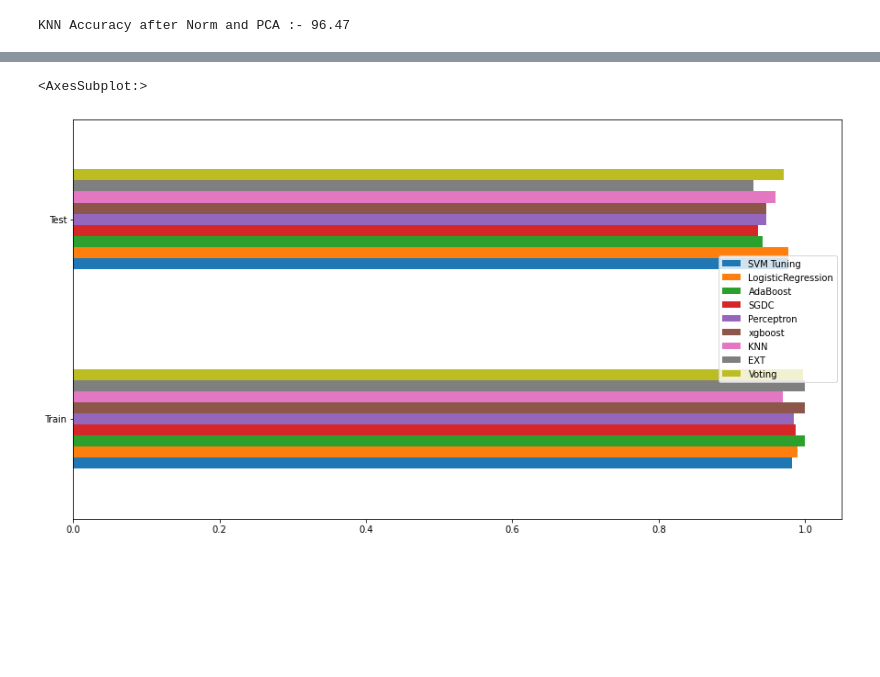
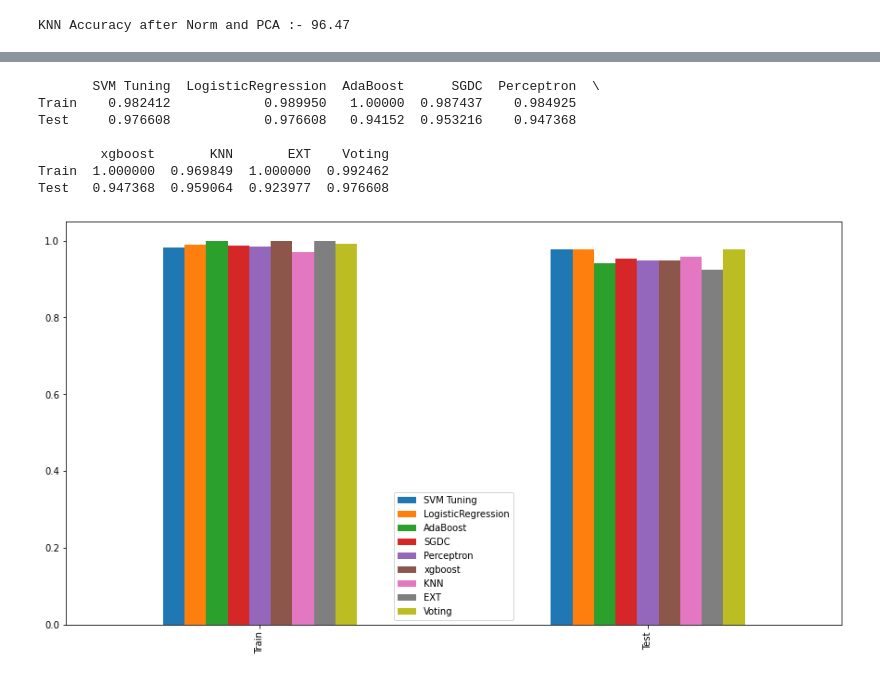
Before and after one commit to KaranrajMokan/Breast-Cancer-Prediction, a Jupyter notebook: C_pred.ipynb, the cells around one changed output, grey strips where cells are left out. Saved outputs shown, nothing was run; the diff lists cells and outputs as text; code cells hidden in the pictures; blank space fills up the shorter version.

```diff
--- a/C_pred.ipynb
+++ b/C_pred.ipynb
@@ -641,7 +644,15 @@ PREDICTION RESULTS
 # %%
 
 scores_df = pd.DataFrame(scores)
-scores_df.plot(kind='barh', figsize=(15, 8))
+print(scores_df)
+scores_df.plot(kind='bar', figsize=(15, 8))
+plotting.show()
 # %% [output]
-<AxesSubplot:>
+       SVM Tuning  LogisticRegression  AdaBoost      SGDC  Perceptron  \
+Train    0.982412            0.989950   1.00000  0.987437    0.984925
+Test     0.976608            0.976608   0.94152  0.953216    0.947368
+
+        xgboost       KNN       EXT    Voting
+Train  1.000000  0.969849  1.000000  0.992462
+Test   0.947368  0.959064  0.923977  0.976608
-[figure, old version]
+[figure, new version]
```
Also changed, not shown: parts of 13 cells of this notebook, 1 other file.
